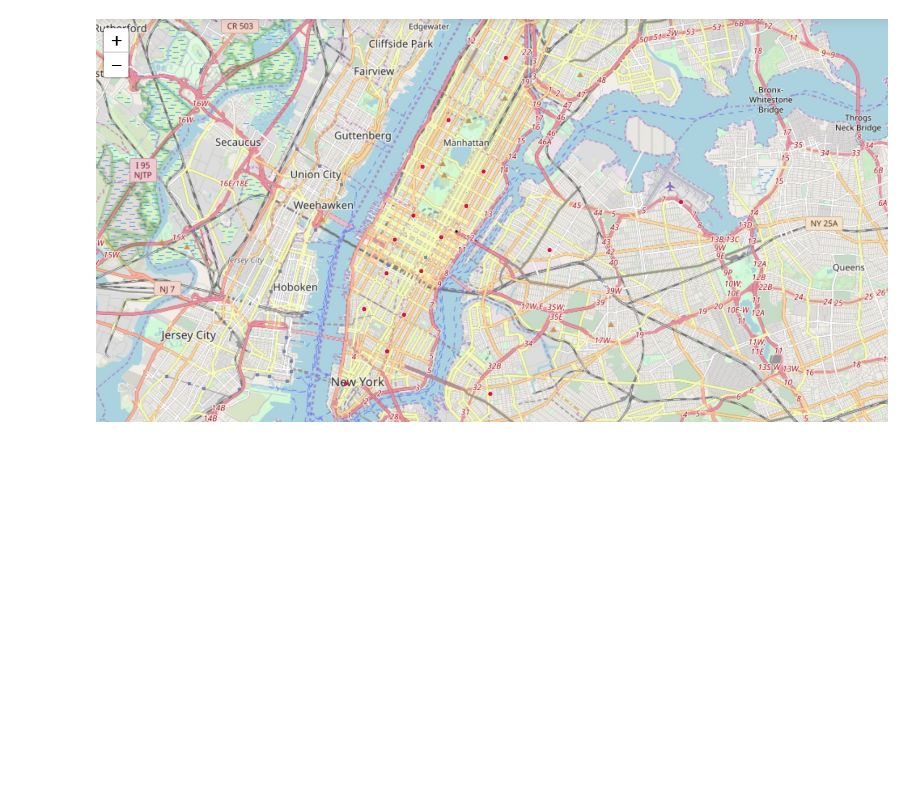
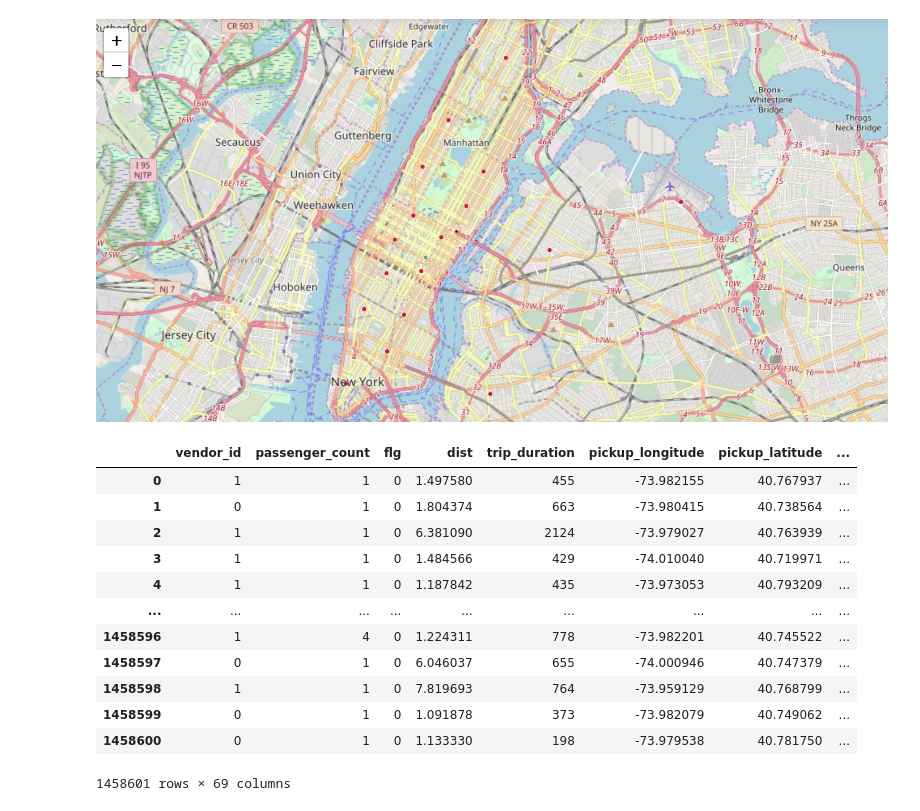
Before and after one commit to hackintoday/NYC-Taxi-Trips-2016-Duration-Project, a Jupyter notebook: NYC Taxi Trip Duration Project EDA.ipynb, the cells around one changed output. Drawn from its saved outputs; the diff is of its cells as text; code cells hidden in the pictures; blank space fills up the shorter version.

```diff
--- a/NYC Taxi Trip Duration Project EDA.ipynb
+++ b/NYC Taxi Trip Duration Project EDA.ipynb
@@ -476 +508,3 @@ init = np.array([[ -73.98737616,   40.72981533],
+# %%
+cluster = cluster[['centroid_pick_long', 'centroid_pick_lat']]
 # %%
@@ -536,0 +576,25 @@ Image(filename='mapcapture.jpg')
+# %%
+from sklearn.preprocessing import OneHotEncoder
+#temporarily convert to string so that dict key can be accessed
+df_trainc['loesspred'] = df_trainc['hour'].astype(str).map(loessmap)
+df_trainc['vendor_id'] = df_trainc['vendor_id'].astype(str).map({'2': 1, '1':0})
+df_trainc['logdist'] = df_trainc['dist'].apply(np.log)
+df_trainc = pd.merge(df_trainc, dflabel, on = 'id')
+OH_encoder = OneHotEncoder(handle_unknown='ignore', sparse=False)
+OH_cols_train = pd.DataFrame(OH_encoder.fit_transform(df_trainc[['hour', 'weekday','month', 'label_pick']]))
+df_trainc = pd.concat([df_trainc, OH_cols_train], axis=1)
+df_trainc.drop(['id','hour', 'weekday', 'month'], axis=1)
+# %% [output]
+|  | vendor_id | passenger_count | flg | dist | trip_duration | pickup_longitude | pickup_latitude | ... |
+| 0 | 1 | 1 | 0 | 1.497580 | 455 | -73.982155 | 40.767937 | ... |
+| 1 | 0 | 1 | 0 | 1.804374 | 663 | -73.980415 | 40.738564 | ... |
+| 2 | 1 | 1 | 0 | 6.381090 | 2124 | -73.979027 | 40.763939 | ... |
+| 3 | 1 | 1 | 0 | 1.484566 | 429 | -74.010040 | 40.719971 | ... |
+| 4 | 1 | 1 | 0 | 1.187842 | 435 | -73.973053 | 40.793209 | ... |
+| ... | ... | ... | ... | ... | ... | ... | ... | ... |
+| 1458596 | 1 | 4 | 0 | 1.224311 | 778 | -73.982201 | 40.745522 | ... |
+| 1458597 | 0 | 1 | 0 | 6.046037 | 655 | -74.000946 | 40.747379 | ... |
+| 1458598 | 1 | 1 | 0 | 7.819693 | 764 | -73.959129 | 40.768799 | ... |
+| 1458599 | 0 | 1 | 0 | 1.091878 | 373 | -73.982079 | 40.749062 | ... |
+| 1458600 | 0 | 1 | 0 | 1.133330 | 198 | -73.979538 | 40.781750 | ... |
+1458601 rows × 69 columns
```
Also changed, not shown: parts of 15 cells of this notebook.
